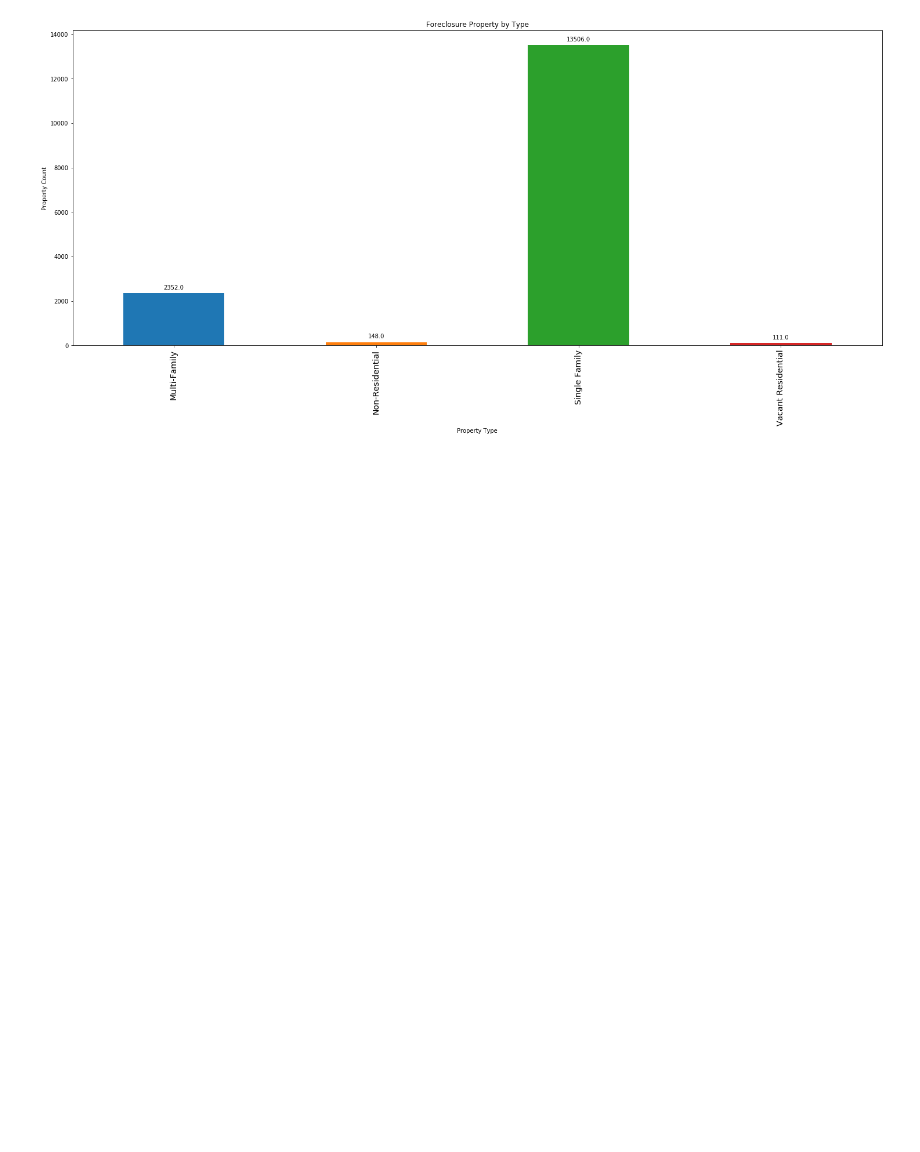
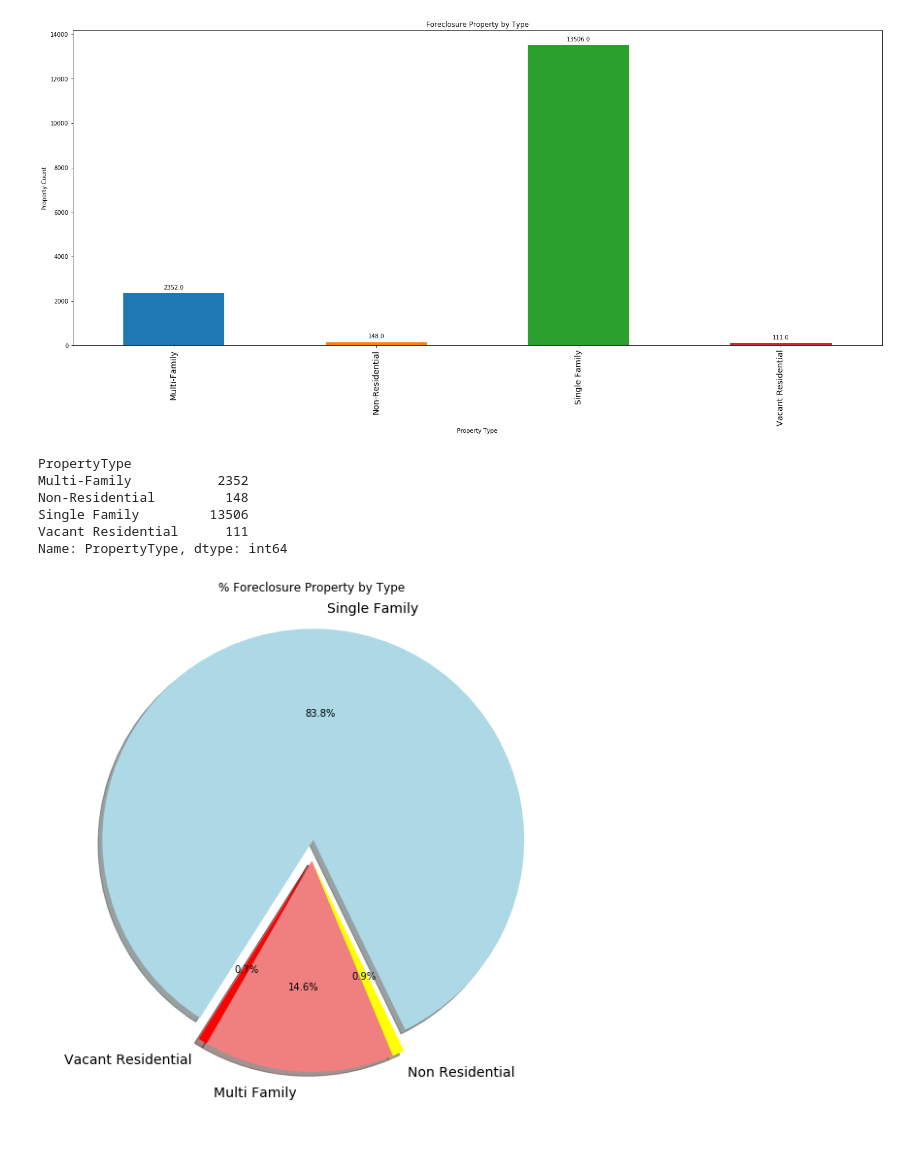
Before and after one commit to rks7255/RUTGProject1, a Jupyter notebook: Shubhangi/Foreclosure_Graph/foreclosure_graph.ipynb, the cells around one changed output. Drawn from its saved outputs; the diff is of its cells as text; code cells hidden in the pictures; blank space fills up the shorter version.

Commit message:
Pie chart for Foreclosure Property type

```diff
--- a/Shubhangi/Foreclosure_Graph/foreclosure_graph.ipynb
+++ b/Shubhangi/Foreclosure_Graph/foreclosure_graph.ipynb
@@ -33,7 +33,7 @@ property_group = property_group_df.groupby(property_group_df["PropertyType"])
 property_group_count=property_group["PropertyType"].count()
 # %%
 property_type_chart = property_group_count.plot(kind="bar",align="center")
-plt.rcParams["figure.figsize"]=(25,10)
+plt.rcParams["figure.figsize"]=(30,10)
 plt.title("Foreclosure Property by Type")
 plt.xlabel("Property Type")
 plt.ylabel("Property Count")
@@ -84,3 +84,42 @@ plt.savefig("foreclosurePropertyType.png")
 plt.show()
 # %% [output]
 [figure]
+# %%
+property_count=property_group["PropertyType"].count()
+property_count
+# %% [output]
+PropertyType
+Multi-Family           2352
+Non-Residential         148
+Single Family         13506
+Vacant Residential      111
+Name: PropertyType, dtype: int64
+# %%
+property_total = property_count.sum()
+multi_family = property_group["PropertyType"].value_counts()["Multi-Family"]
+non_residential = property_group["PropertyType"].value_counts()["Non-Residential"]
+single_family = property_group["PropertyType"].value_counts()["Single Family"]
+vacant_residential = property_group["PropertyType"].value_counts()["Vacant Residential"]
+
+per_multifamily = multi_family/property_total *100
+per_nonResidential = non_residential/property_total *100
+per_singleFamily = single_family/property_total *100
+per_vacantResidential = vacant_residential/property_total *100
+# single_family
+per_multifamily
+# property_total
+# fig =plt.figure(figsize = (10,10))
+# ax11 = fig.add_subplot(111)
+
+allpercent =[per_multifamily,per_nonResidential,per_singleFamily,per_vacantResidential]
+explode =[0,0,0.1,0]
+colors = ["lightcoral","yellow","lightblue","red"]
+labels = ["Multi Family","Non Residential","Single Family","Vacant Residential"]
+#total_fares
+# Build Pie Chart
+g =plt.pie(allpercent, explode=explode, labels=labels, colors=colors,autopct="%1.1f%%", shadow=True, startangle=240)
+plt.title("% Foreclosure Property by Type")
+plt.savefig("foreclosurePropertyType_PIE.png")
+plt.show()
+# %% [output]
+[figure, added]
```
Also changed, not shown: 3 other files.
